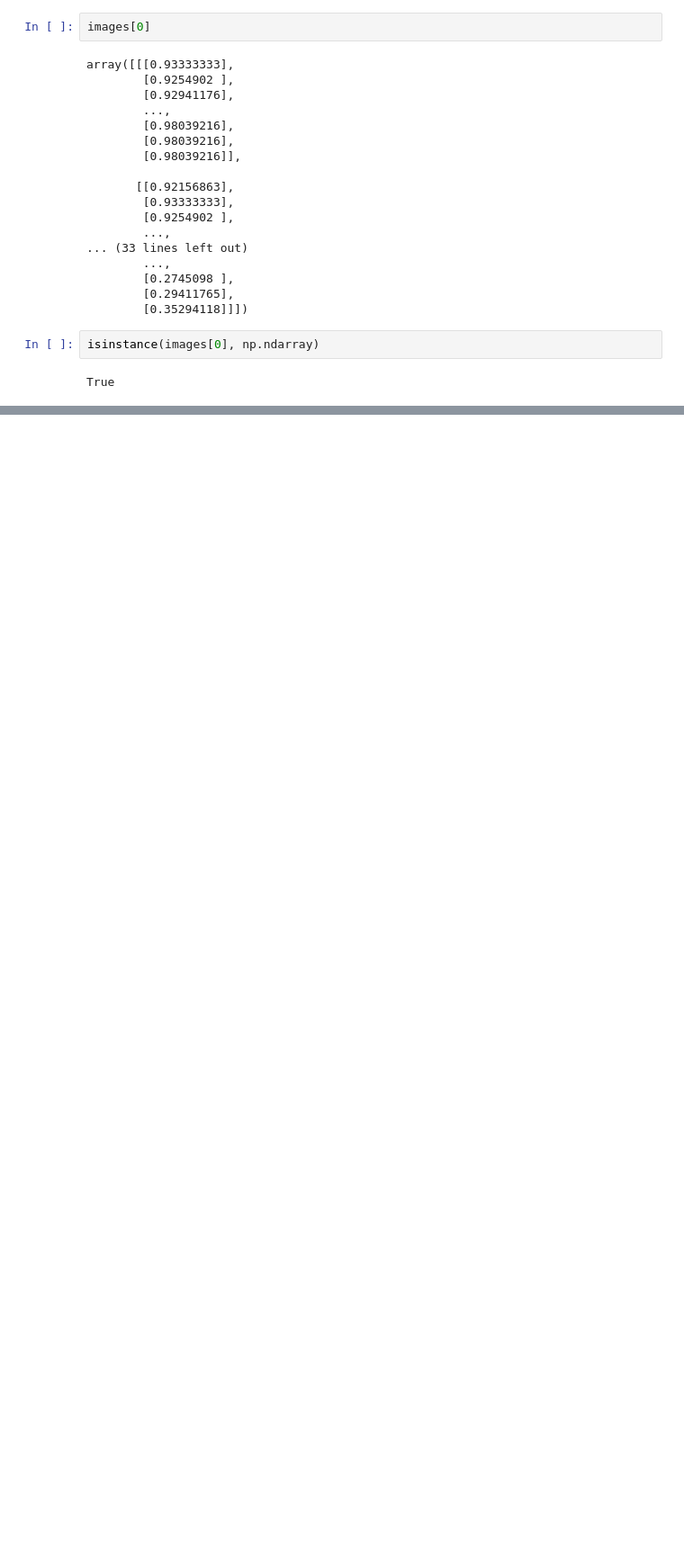
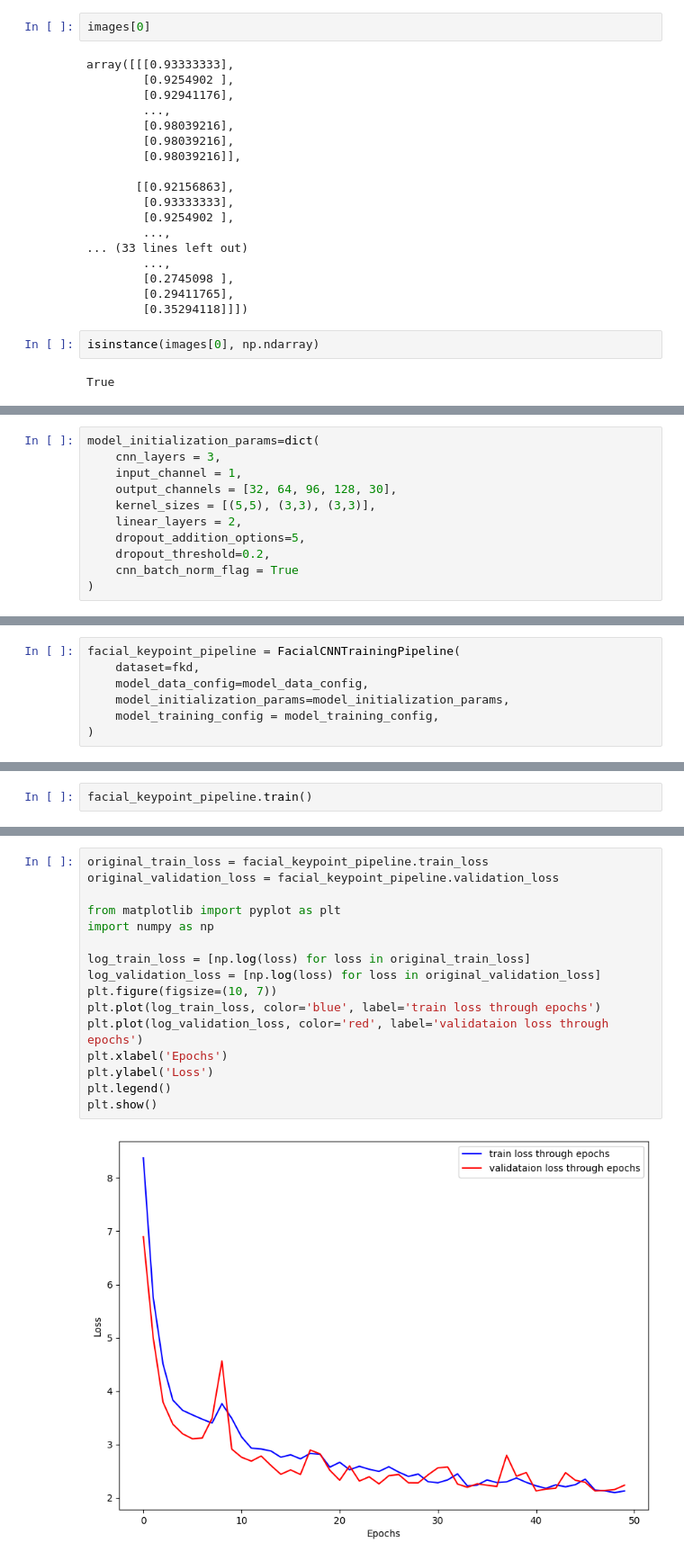
Before and after one commit to sunny1401/backbone_models_cv_nlp, a Jupyter notebook: src/cv/model_pipelines/notebooks/facial_keypoint_recognition.ipynb, the cells around one changed output, grey strips where cells are left out. Shown at 90% size. Drawn from its saved outputs; the diff is of its cells as text; blank space fills up the shorter version.

```diff
--- a/src/cv/model_pipelines/notebooks/facial_keypoint_recognition.ipynb
+++ b/src/cv/model_pipelines/notebooks/facial_keypoint_recognition.ipynb
@@ -425,0 +159,11 @@ Epoch: 62, Batch: 7, Avg. Loss: 1637.4060424804688
+# %%
+model_initialization_params=dict(
+    cnn_layers = 3,
+    input_channel = 1,
+    output_channels = [32, 64, 96, 128, 30],
+    kernel_sizes = [(5,5), (3,3), (3,3)],
+    linear_layers = 2,
+    dropout_addition_options=5,
+    dropout_threshold=0.2,
+    cnn_batch_norm_flag = True
+)
@@ -425,0 +174,7 @@ Epoch: 62, Batch: 7, Avg. Loss: 1637.4060424804688
+# %%
+facial_keypoint_pipeline = FacialCNNTrainingPipeline(
+    dataset=fkd,
+    model_data_config=model_data_config,
+    model_initialization_params=model_initialization_params,
+    model_training_config = model_training_config,
+)
@@ -425,0 +198,2 @@ Epoch: 62, Batch: 7, Avg. Loss: 1637.4060424804688
+# %%
+facial_keypoint_pipeline.train()
@@ -425,0 +203,18 @@ Epoch: 62, Batch: 7, Avg. Loss: 1637.4060424804688
+# %%
+original_train_loss = facial_keypoint_pipeline.train_loss
+original_validation_loss = facial_keypoint_pipeline.validation_loss
+
+from matplotlib import pyplot as plt
+import numpy as np
+
+log_train_loss = [np.log(loss) for loss in original_train_loss]
+log_validation_loss = [np.log(loss) for loss in original_validation_loss]
+plt.figure(figsize=(10, 7))
+plt.plot(log_train_loss, color='blue', label='train loss through epochs')
+plt.plot(log_validation_loss, color='red', label='validataion loss through epochs')
+plt.xlabel('Epochs')
+plt.ylabel('Loss')
+plt.legend()
+plt.show()
+# %% [output]
+[figure, added]
```
Also changed, not shown: parts of 39 cells of this notebook, 9 other files.
